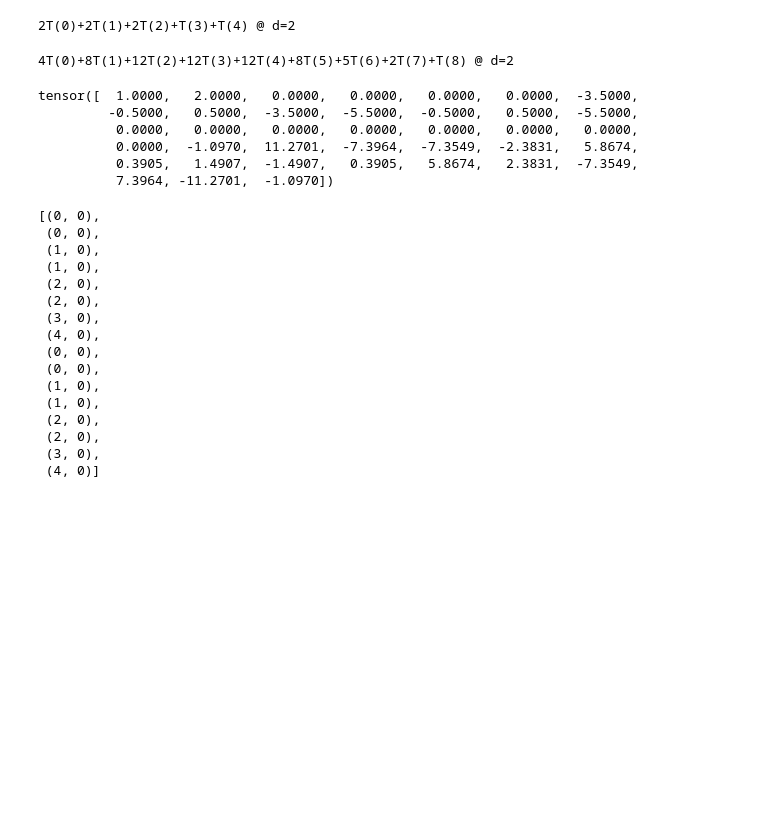
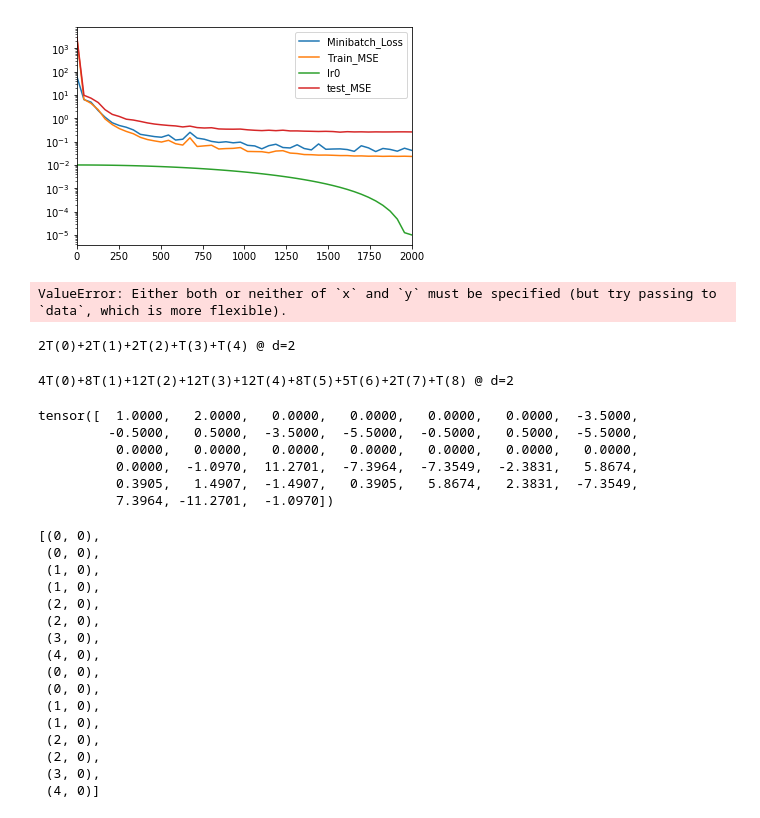
Before and after one commit to mfinzi/equivariant-MLP, a Jupyter notebook: emlp_toy.ipynb, the cells around one changed output. Cells and saved outputs as stored; diff of their text form; code cells hidden in the pictures; blank space fills up the shorter version.

```diff
--- a/emlp_toy.ipynb
+++ b/emlp_toy.ipynb
@@ -119,3 +133,17 @@ tensor([[ 2.2257, -2.1078,  1.3550, -2.1366,  6.4356,  0.7728,  1.3129,  0.9820,
+# %%
+df_e.plot()
+plt.yscale('log')
+# %% [output]
+[figure, added]
+# %%
+
+#df_e = trainer.logger.scalar_frame
+
+sns.lineplot(y='test_MSE',data=df_all,hue="Model")
+plt.yscale('log')
+plt.show()
+# %% [output]
+ValueError: Either both or neither of `x` and `y` must be specified (but try passing to `data`, which is more flexible).
 # %%
 #repmiddle = 30*T(0)+10*T(1)+5*T(2)+2*T(3)#+2*T(3,0)+2*T(2,1)+2*T(1,2)+2*T(0,3)
 repmiddle =100*T(0)+30*T(1)+10*T(2)+3*T(3)#+2*T(3,0)+2*T(2,1)+2*T(1,2)+2*T(0,3)
```
Also changed, not shown: parts of 22 cells of this notebook, 2 other files.
